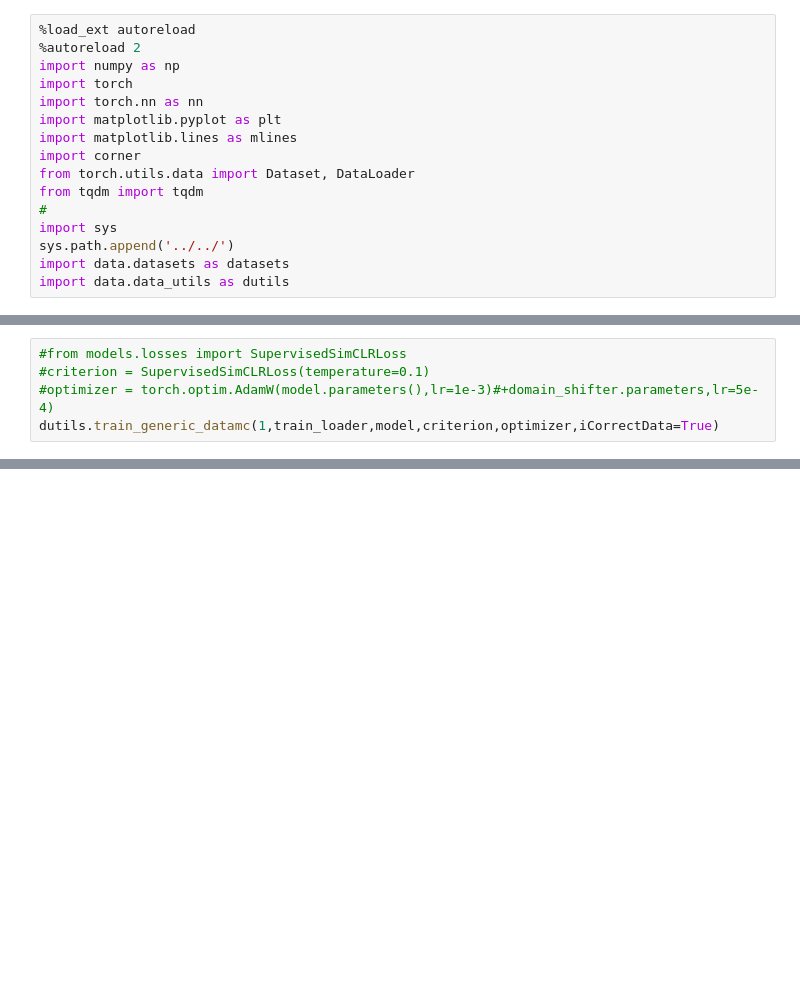
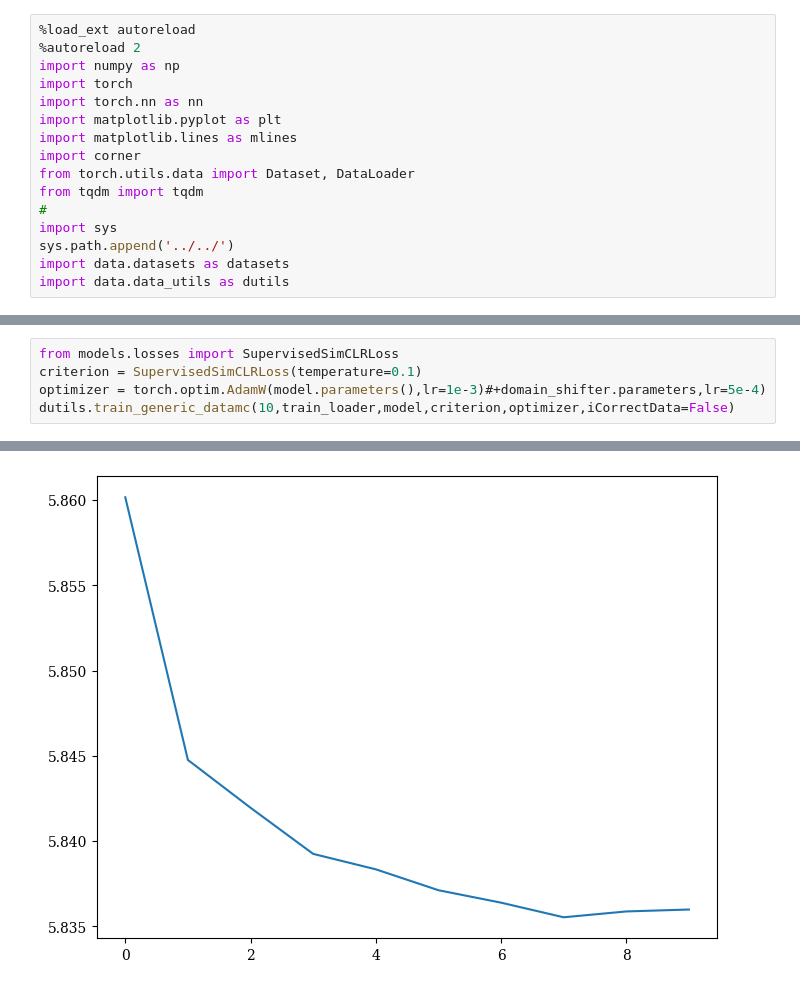
Before and after one commit to chreissel/phlab-neurips25, a Jupyter notebook: experiments/toyjet/ToyMahaDataMC.ipynb, the cells around one changed output, grey strips where cells are left out. Saved outputs shown, nothing was run; the diff lists cells and outputs as text; blank space fills up the shorter version.

```diff
--- a/experiments/toyjet/ToyMahaDataMC.ipynb
+++ b/experiments/toyjet/ToyMahaDataMC.ipynb
@@ -89,6 +158,6 @@ train_loader   = DataLoader(merger,batch_size=1000,shuffle=True,num_workers=1,dr
 # %%
-#from models.losses import SupervisedSimCLRLoss
-#criterion = SupervisedSimCLRLoss(temperature=0.1)
-#optimizer = torch.optim.AdamW(model.parameters(),lr=1e-3)#+domain_shifter.parameters,lr=5e-4)
-dutils.train_generic_datamc(1,train_loader,model,criterion,optimizer,iCorrectData=True)
+from models.losses import SupervisedSimCLRLoss
+criterion = SupervisedSimCLRLoss(temperature=0.1)
+optimizer = torch.optim.AdamW(model.parameters(),lr=1e-3)#+domain_shifter.parameters,lr=5e-4)
+dutils.train_generic_datamc(10,train_loader,model,criterion,optimizer,iCorrectData=False)
 # %% [output]
@@ -96 +174,2 @@ RuntimeError: one of the variables needed for gradient computation has been modi
+[figure, added]
 # %%
```
Also changed, not shown: parts of 6 cells of this notebook, 1 other file.
